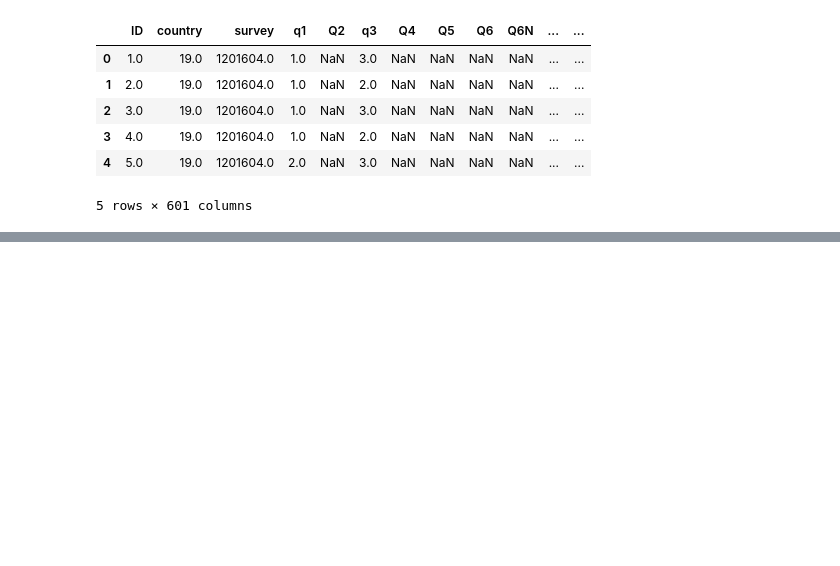
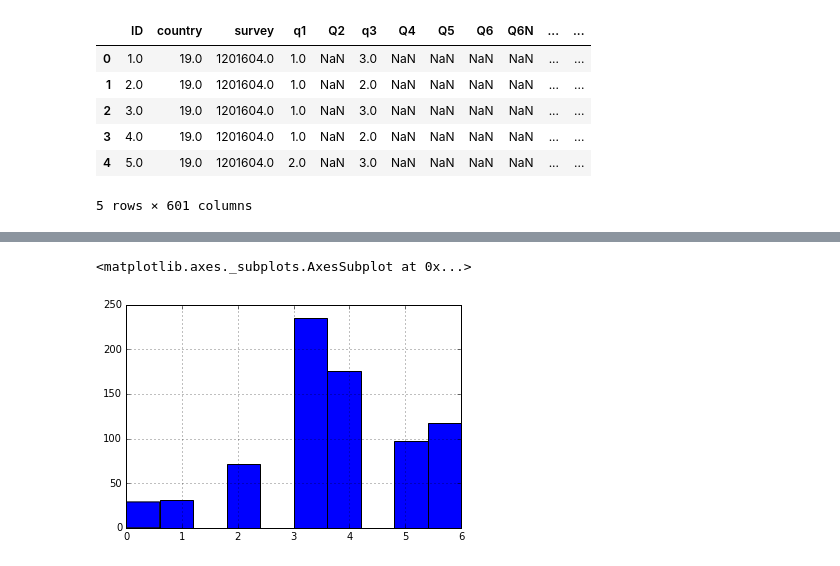
Before and after one commit to luxs-castle/nationalism-analysis, a Jupyter notebook: notebook.ipynb, the cells around one changed output, grey strips where cells are left out. Drawn from its saved outputs; the diff is of its cells as text; code cells hidden in the pictures; blank space fills up the shorter version.

```diff
--- a/notebook.ipynb
+++ b/notebook.ipynb
@@ -18,0 +83,5 @@ df.head()
+# %%
+df['Q132'].hist()
+# %% [output]
+<matplotlib.axes._subplots.AxesSubplot at 0x...>
+[figure, added]
```
Also changed, not shown: parts of 13 cells of this notebook.
